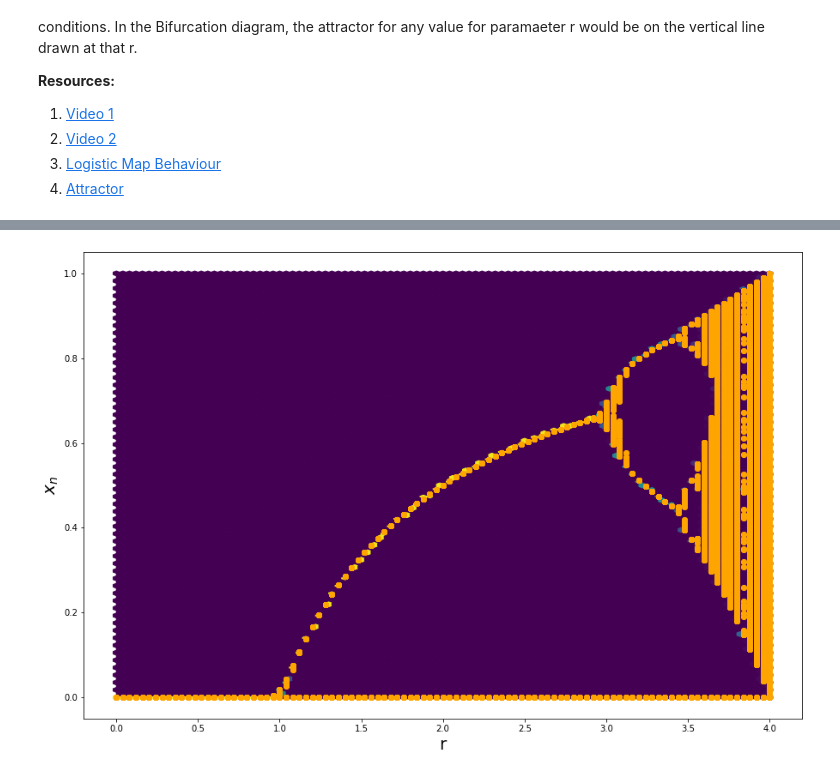
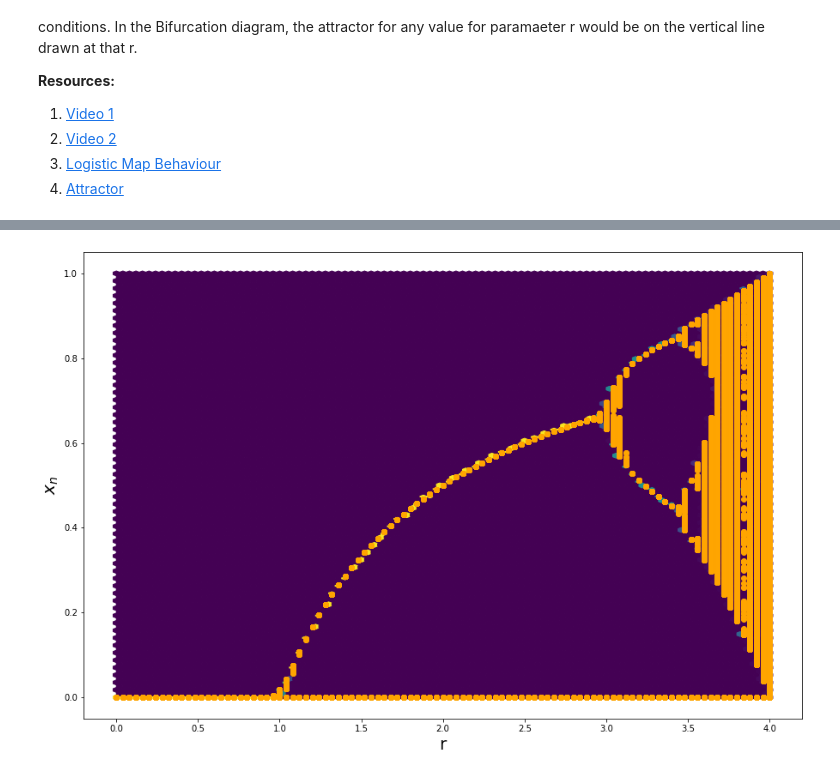
Before and after one commit to cb-ds-1/m1-3-math-functions, a Jupyter notebook: Workshop Functions.ipynb, the cells around one changed output, grey strips where cells are left out. Saved outputs shown, nothing was run; the diff lists cells and outputs as text; code cells hidden in the pictures.

```diff
--- a/Workshop Functions.ipynb
+++ b/Workshop Functions.ipynb
@@ -391,32 +391,37 @@ Reproduce this plot using the `matplotlib` package.
 # %%
 import numpy as np
 
 x_axis_range = np.linspace(0, 4, 101)
-y_axis_range = np.linspace(0, 1, 101)
+y_axis_range = np.linspace(0, 1, 201)
 #print(x_axis_range)
 
 x_axis_points =[]
 y_axis_points =[]
 
 # for each r value run logistic map and get it's last 50 values
 for r in x_axis_range:
     for x0 in y_axis_range:
         # the x-axis value is the current r for all the ys
-        x = [r for i in range(50)]
+        x_point = [r for i in range(50)]
         # the y-axis value is the result of logistic map function for the current r and x0
         # only taking the last 50 values (for smaller r values r<3.449, we should have fixed points only)
-        y = logistic_n_times(x0, logistic, r, 100)[-51:-1]
+        y_point = logistic_n_times(x0, logistic, r, 100)[-51:-1]
 
-        x_axis_points.append(x)
-        y_axis_points.append(y)
+        # Form: Each pint x and y point is a list of size 50
+        # x_point [r,r,...,r]
+        # y_point [Xn_1,Xn_2,...,Xn_50]
+
+        x_axis_points.append(x_point)
+        y_axis_points.append(y_point)
+
 
 fig, axes= plt.subplots(figsize = (15,10))
 axes.set_xlabel('r', fontsize = 20)
 axes.set_ylabel(r'$x_{n}$', fontsize = 20)
 
 plt.hexbin(x_axis_points, y_axis_points)
 plt.scatter(x_axis_points, y_axis_points, c='orange')
 
 plt.show()
 # %% [output]
-[figure, old version]
+[figure, new version]
```
Also changed, not shown: parts of 5 cells of this notebook, 1 other file.
